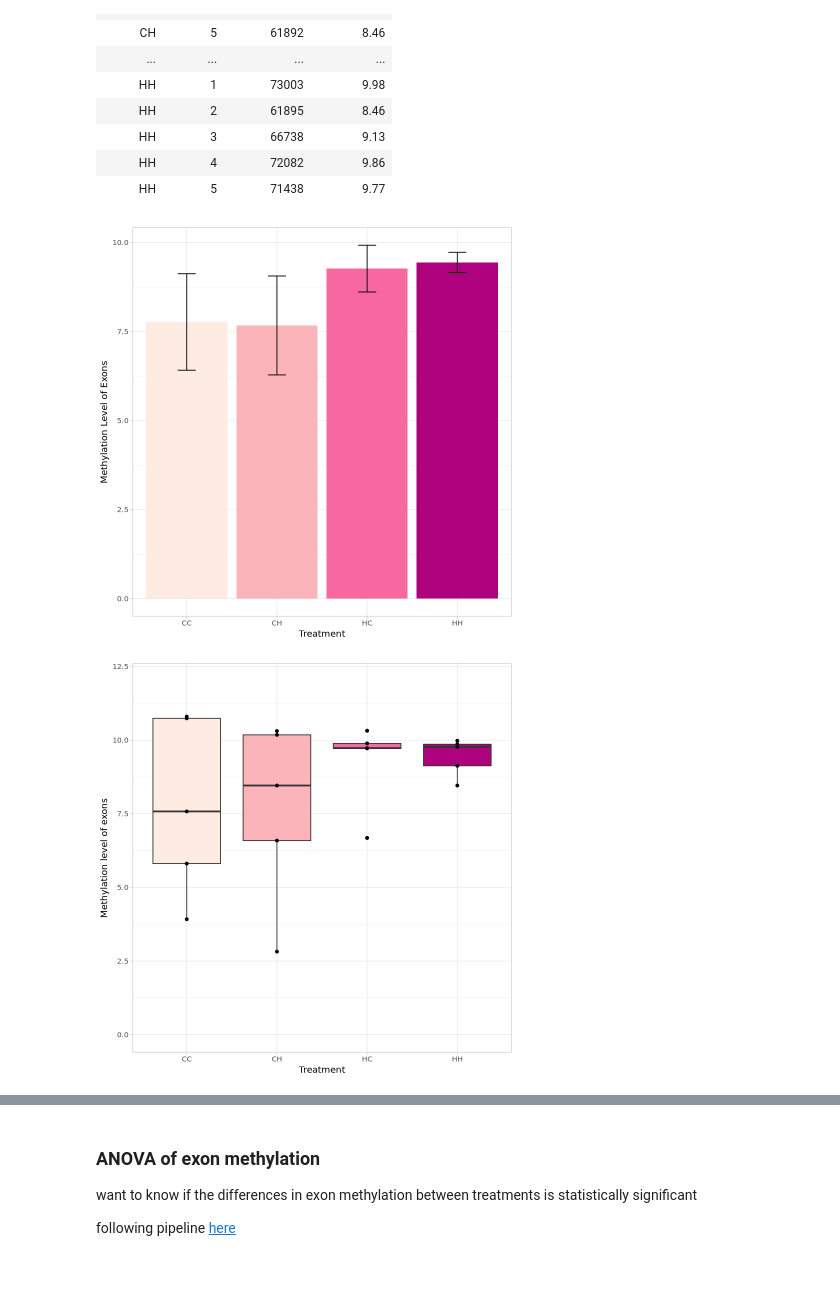
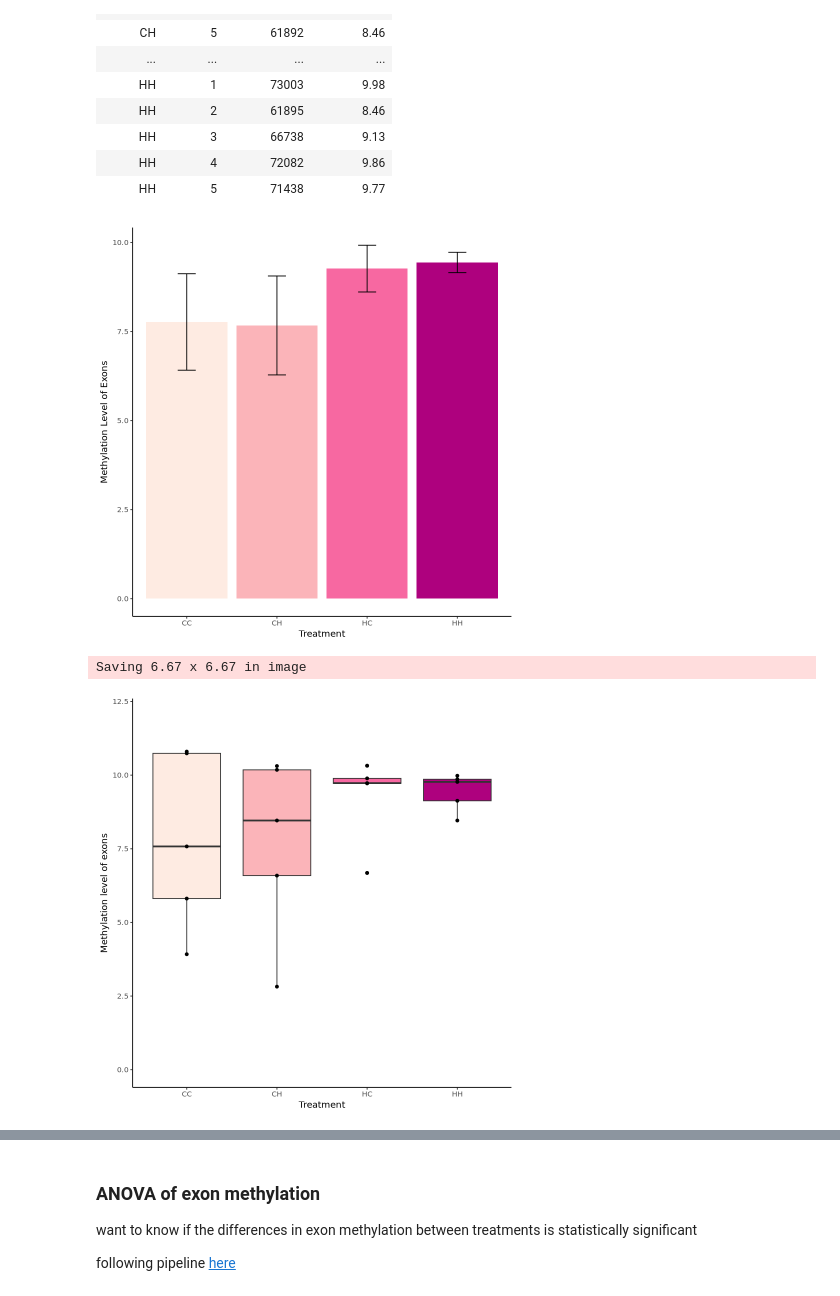
Before and after one commit to jgmcdonough/CE18_methylRAD_analysis, a Jupyter notebook: analysis/genomic_feature_tracks/methylation_level_of_features.ipynb, the cells around one changed output, grey strips where cells are left out. Saved outputs shown, nothing was run; the diff lists cells and outputs as text; code cells hidden in the pictures.

Commit message:
add code to save figures as PDFs

```diff
--- a/analysis/genomic_feature_tracks/methylation_level_of_features.ipynb
+++ b/analysis/genomic_feature_tracks/methylation_level_of_features.ipynb
@@ -1118,28 +1118,34 @@ exon_meLevel <- read.csv('/project/pi_sarah_gignouxwolfsohn_uml_edu/julia/CE_Met
 # %%
 df_summary <- exon_meLevel %>%
   group_by(treatment) %>%
   summarise(
     mean_methyl_level = mean(methyl_level),
     sd_methyl_level = sd(methyl_level),
     se_methyl_level = sd_methyl_level / sqrt(n())
   )
 
 # Create a bar plot with error bars
-ggplot(df_summary, aes(x = treatment, y = mean_methyl_level, fill = treatment)) +
+exonMe_barplot <- ggplot(df_summary, aes(x = treatment, y = mean_methyl_level, fill = treatment)) +
   geom_bar(stat = "identity") +
   geom_errorbar(aes(ymax = mean_methyl_level + se_methyl_level,
                        ymin = mean_methyl_level - se_methyl_level),
                   width = 0.2, size = 0.5) +
 #geom_col(color = "black", size = 0.25) +
 scale_fill_brewer(palette = "RdPu",
  direction = 1) +
 guides(fill = FALSE) +
   labs(x = "Treatment", y = "Methylation Level of Exons") +
-  theme_light()
+  theme_classic()
+
+exonMe_barplot
 # %% [output]
-[figure, old version]
+[figure, new version]
+# %%
+ggsave('/project/pi_sarah_gignouxwolfsohn_uml_edu/julia/CE_MethylRAD_analysis_2018/analysis/figures/exonMe_barplot.pdf', exonMe_barplot)
+# %% [output]
+Saving 6.67 x 6.67 in image
 # %%
-ggplot(exon_meLevel, aes(x = treatment, y = methyl_level, fill = treatment)) +
+exonMe_boxplot <- ggplot(exon_meLevel, aes(x = treatment, y = methyl_level, fill = treatment)) +
   geom_boxplot() +
 geom_point() +
 scale_fill_brewer(palette = "RdPu",
@@ -1147,6 +1153,8 @@ scale_fill_brewer(palette = "RdPu",
 ylim(0,12) +
 guides(fill='none') +
   labs(x = "Treatment", y = "Methylation level of exons") +
-  theme_light()
+  theme_classic()
+
+exonMe_boxplot
 # %% [output]
-[figure, old version]
+[figure, new version]
```
Also changed, not shown: parts of 5 cells of this notebook.
